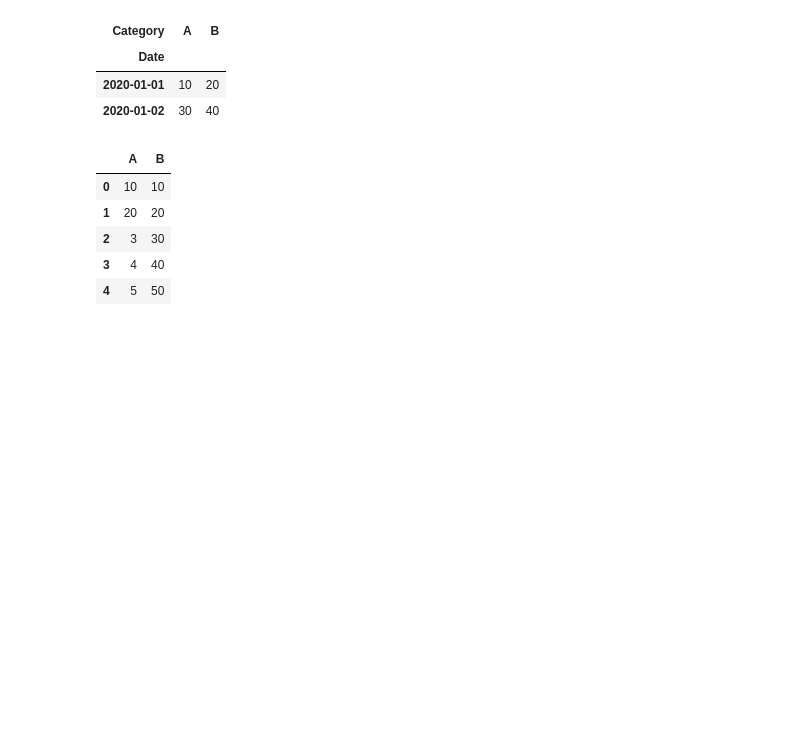
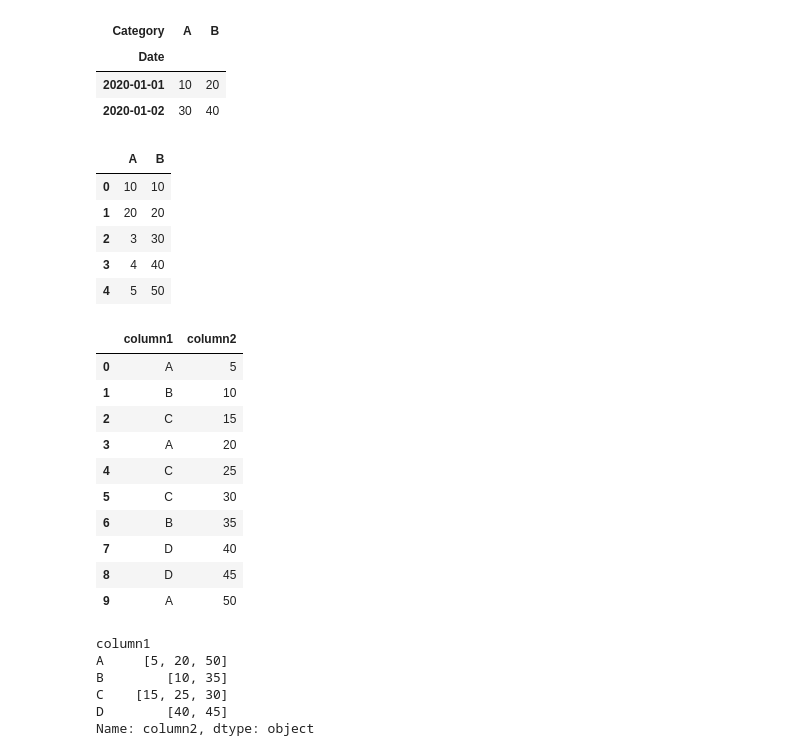
Before and after one commit to kishorthakre/pract, a Jupyter notebook: pandas/t1.ipynb, the cells around one changed output. Drawn from its saved outputs; the diff is of its cells as text; code cells hidden in the pictures; blank space fills up the shorter version.

```diff
--- a/pandas/t1.ipynb
+++ b/pandas/t1.ipynb
@@ -186,3 +190,32 @@ df.where(df > 2, df * 10)
 | 2 | 3 | 30 |
 | 3 | 4 | 40 |
 | 4 | 5 | 50 |
+# %%
+import pandas as pd
+
+df = pd.DataFrame({'column1': ['A', 'B', 'C', 'A', 'C',
+							'C', 'B', 'D', 'D', 'A'],
+				'column2': [5, 10, 15, 20, 25, 30,
+							35, 40, 45, 50]})
+df
+# %% [output]
+|  | column1 | column2 |
+| 0 | A | 5 |
+| 1 | B | 10 |
+| 2 | C | 15 |
+| 3 | A | 20 |
+| 4 | C | 25 |
+| 5 | C | 30 |
+| 6 | B | 35 |
+| 7 | D | 40 |
+| 8 | D | 45 |
+| 9 | A | 50 |
+# %%
+df.groupby('column1')['column2'].apply(list)
+# %% [output]
+column1
+A     [5, 20, 50]
+B        [10, 35]
+C    [15, 25, 30]
+D        [40, 45]
+Name: column2, dtype: object
```
Also changed, not shown: parts of 21 cells of this notebook.
